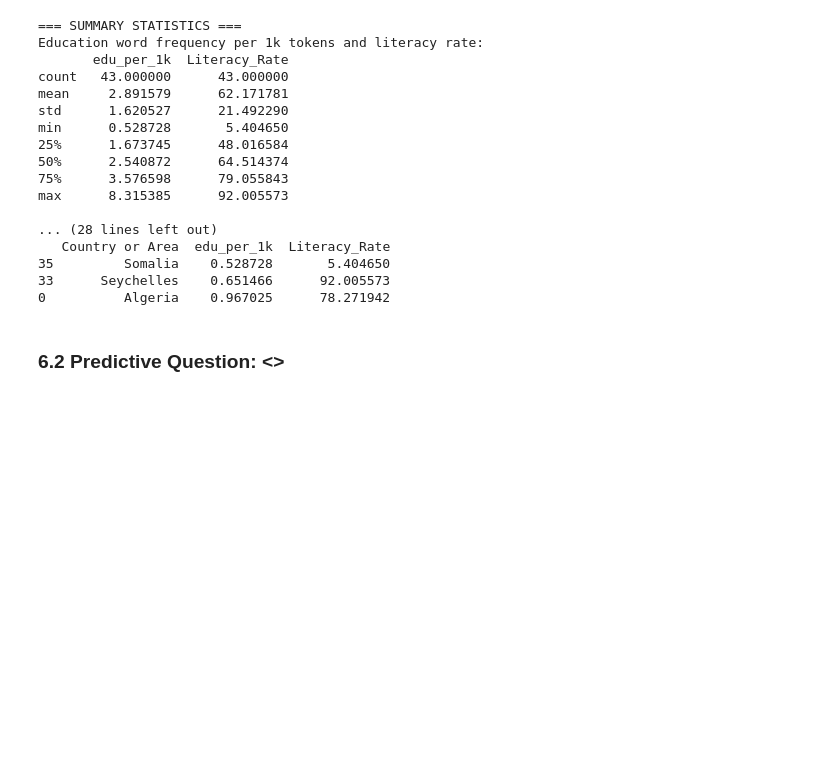
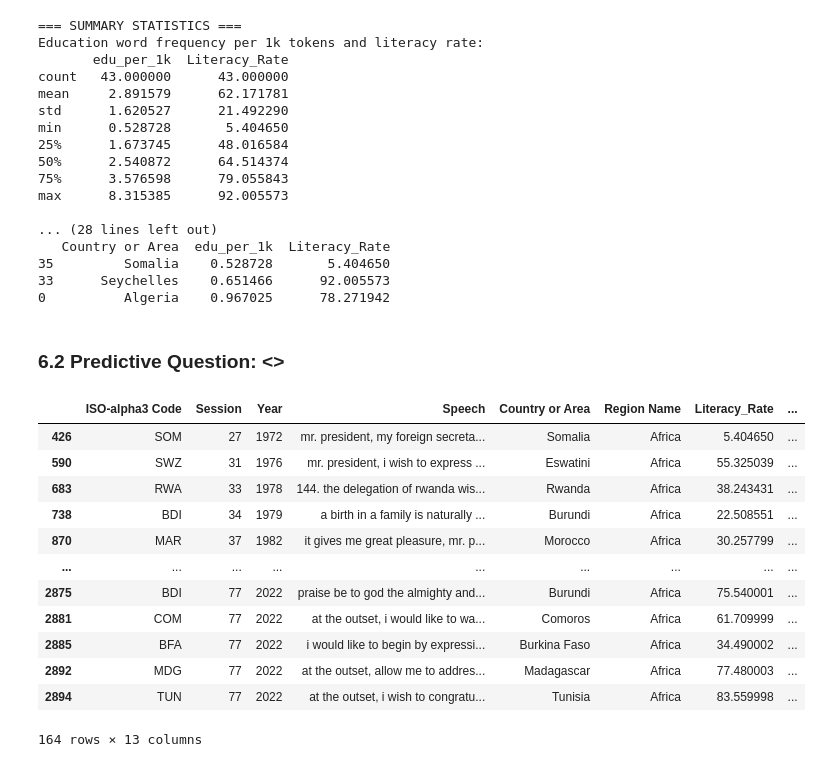
Before and after one commit to bgrsph/Fundamentals-of-Data-Science-Group-Assignments-, a Jupyter notebook: Assignment 1/Analysis_Latest.ipynb, the cells around one changed output. Saved outputs shown, nothing was run; the diff lists cells and outputs as text; code cells hidden in the pictures; blank space fills up the shorter version.

```diff
--- a/Assignment 1/Analysis_Latest.ipynb
+++ b/Assignment 1/Analysis_Latest.ipynb
@@ -1035,3 +1033,19 @@ max      8.315385      92.005573
 0          Algeria    0.967025      78.271942
 # %% [markdown]
 ### 6.2 Predictive Question: <>
+# %%
+df_africa
+# %% [output]
+|  | ISO-alpha3 Code | Session | Year | Speech | Country or Area | Region Name | Literacy_Rate | ... |
+| 426 | SOM | 27 | 1972 | mr. president, my foreign secreta... | Somalia | Africa | 5.404650 | ... |
+| 590 | SWZ | 31 | 1976 | mr. president, i wish to express ... | Eswatini | Africa | 55.325039 | ... |
+| 683 | RWA | 33 | 1978 | 144. the delegation of rwanda wis... | Rwanda | Africa | 38.243431 | ... |
+| 738 | BDI | 34 | 1979 | a birth in a family is naturally ... | Burundi | Africa | 22.508551 | ... |
+| 870 | MAR | 37 | 1982 | it gives me great pleasure, mr. p... | Morocco | Africa | 30.257799 | ... |
+| ... | ... | ... | ... | ... | ... | ... | ... | ... |
+| 2875 | BDI | 77 | 2022 | praise be to god the almighty and... | Burundi | Africa | 75.540001 | ... |
+| 2881 | COM | 77 | 2022 | at the outset, i would like to wa... | Comoros | Africa | 61.709999 | ... |
+| 2885 | BFA | 77 | 2022 | i would like to begin by expressi... | Burkina Faso | Africa | 34.490002 | ... |
+| 2892 | MDG | 77 | 2022 | at the outset, allow me to addres... | Madagascar | Africa | 77.480003 | ... |
+| 2894 | TUN | 77 | 2022 | at the outset, i wish to congratu... | Tunisia | Africa | 83.559998 | ... |
+164 rows × 13 columns
```
Also changed, not shown: parts of 4 cells of this notebook.
